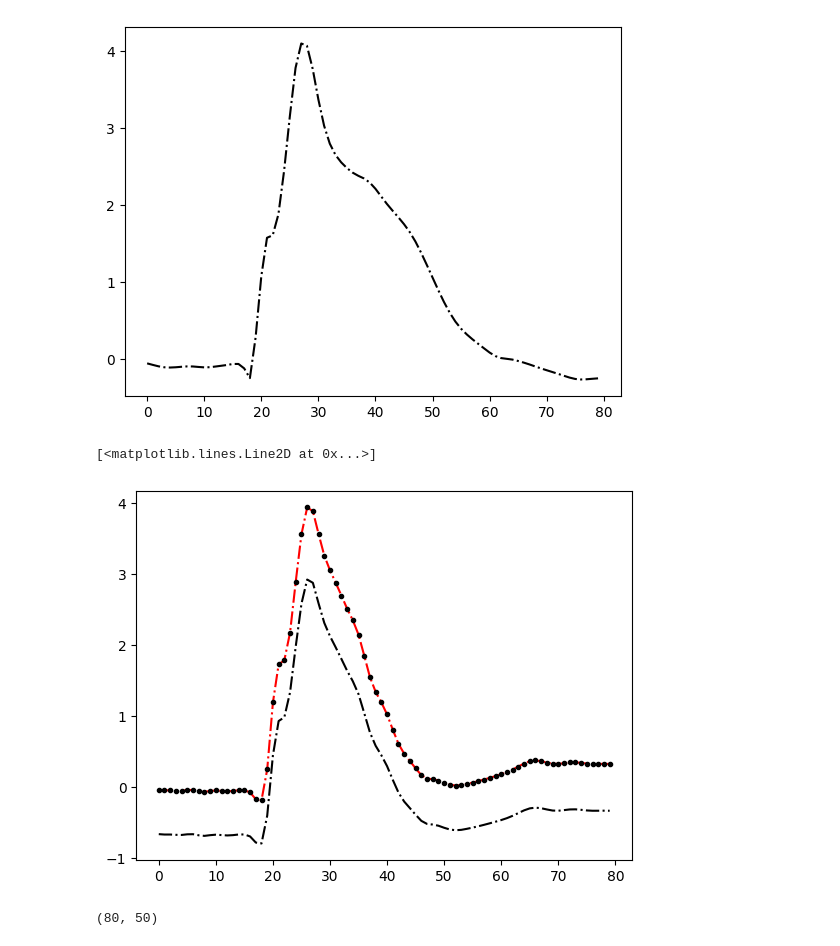
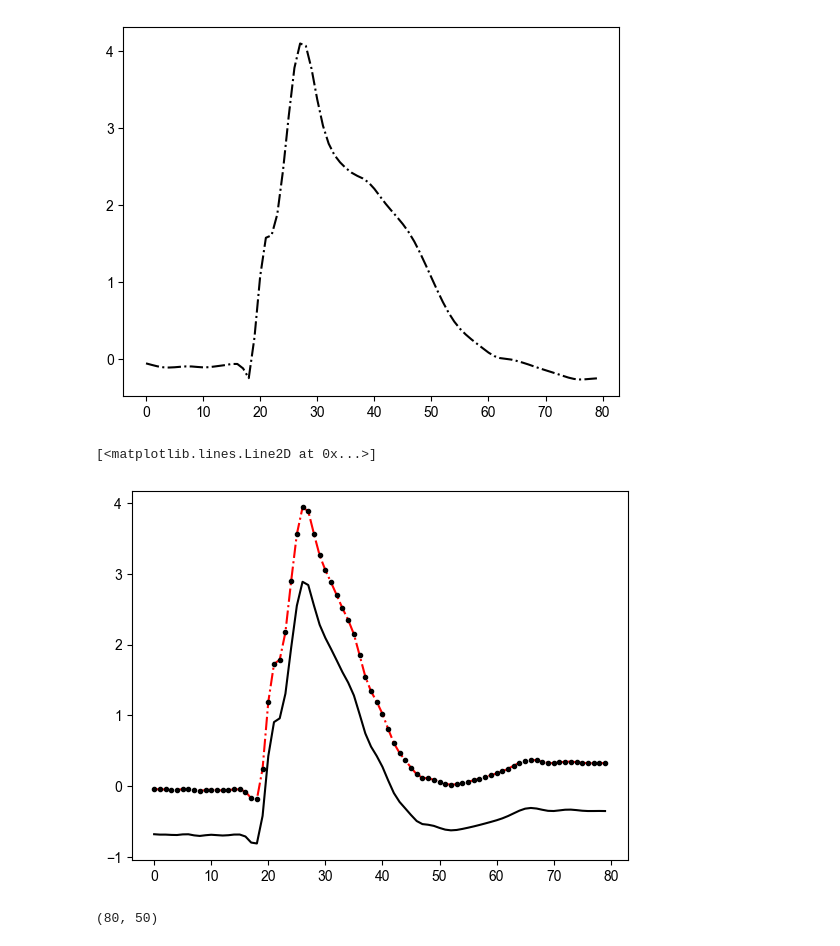
Before and after one commit to sunzhon/transfer_learning_for_droplanding, a Jupyter notebook: jupyter-lab/training_data_analysis.ipynb, the cells around one changed output. Saved outputs shown, nothing was run; the diff lists cells and outputs as text; code cells hidden in the pictures.

```diff
--- a/jupyter-lab/training_data_analysis.ipynb
+++ b/jupyter-lab/training_data_analysis.ipynb
@@ -35,5 +37,5 @@ logging.basicConfig(level=logging.ERROR)
 # %%
-all_subjects_trials_dataset = pro_rd.load_subjects_dataset(h5_file_name = os.path.join(DATA_PATH,'all_subjects_landing_data_withpeak.hdf5'))
+all_subjects_trials_dataset,_ = pro_rd.load_subjects_dataset(h5_file_name = os.path.join(DATA_PATH,'all_subjects_landing_data_withpeak.hdf5'))
 all_subjects_trials_dataset.keys()
 # %% [output]
 dict_keys(['P_08_zhangboyuan', 'P_09_libang', 'P_10_dongxuan', 'P_11_liuchunyu', 'P_12_fuzijun', 'P_13_xulibang', 'P_14_hunan', 'P_15_liuzhaoyu', 'P_16_zhangjinduo', 'P_17_congyuanqi', 'P_18_hezhongha ...
@@ -55,28 +57,28 @@ plt.plot(all_subjects_trials_dataset['P_22_zhangning']['01']['R_KNEE_MOMENT_X'],
 [<matplotlib.lines.Line2D at 0x...>]
 [figure]
 # %%
-selected_norm_dataset = pro_rd.load_subjects_dataset(h5_file_name = os.path.join(DATA_PATH,'selection/selection_15sub_25tri_kem_norm_landing_data.hdf5'))
+selected_norm_dataset, _ = pro_rd.load_subjects_dataset(h5_file_name = os.path.join(DATA_PATH,'selection/double_leg_norm_landing_data.hdf5'))
 selected_norm_dataset.keys()
 
-scaler_file = os.path.join(DATA_PATH,'selection/selection_15sub_25tri_kem_landing_scaler_file.pkl')
+scaler_file = os.path.join(DATA_PATH,'selection/double_leg_landing_scaler_file.pkl')
 scaler  = pickle.load(open(scaler_file,'rb'))
 # %%
 data = selected_norm_dataset['P_08_zhangboyuan']['05']
 columns = data.columns
-plt.plot(data['R_KNEE_MOMENT_X'],'k-.')
+plt.plot(data['R_KNEE_MOMENT_X'],'k')
 
 
 #plt.plot(selected_norm_dataset['P_08_zhangboyuan']['05']['PEAK_R_KNEE_MOMENT_X'],'r-.')
 #plt.plot(selected_norm_dataset['P_14_hunan']['05']['R_KNEE_MOMENT_X'],'k')
 innorm_data=scaler.inverse_transform(data)
 
 innorm_data = pd.DataFrame(innorm_data,columns=columns)
 plt.plot(innorm_data['R_KNEE_MOMENT_X'],'r-.')
 
 plt.plot(all_subjects_trials_dataset['P_08_zhangboyuan']['05']['R_KNEE_MOMENT_X'],'k.')
 # %% [output]
 [<matplotlib.lines.Line2D at 0x...>]
-[figure, old version]
+[figure, new version]
 # %%
 innorm_selected_norm_dataset
 # %% [output]
```
Also changed, not shown: parts of 19 cells of this notebook, 9 other files.
